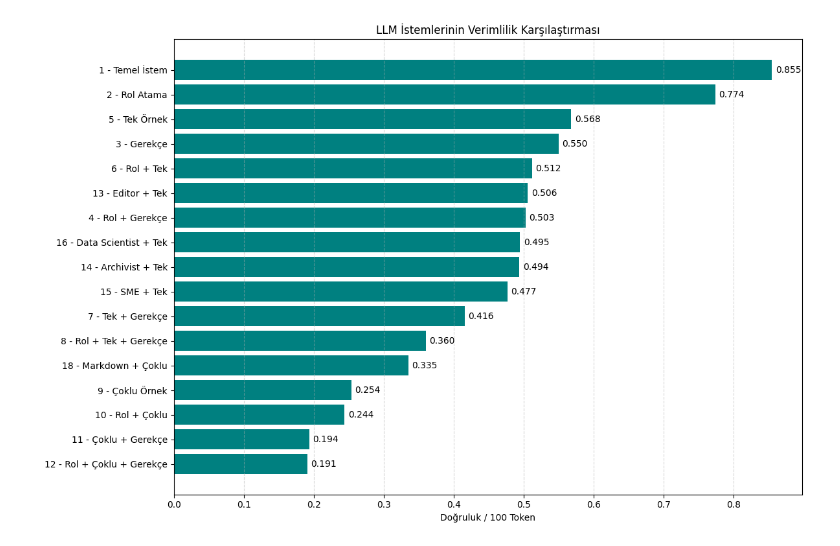
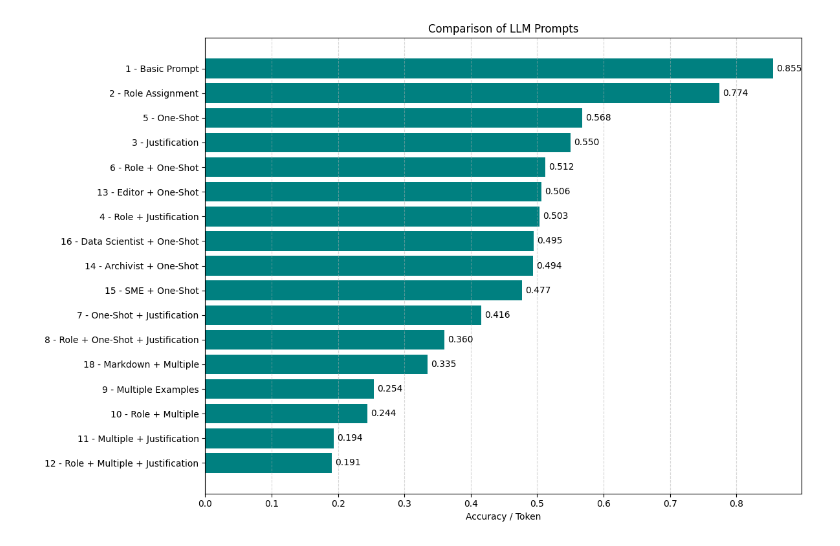
Before and after one commit to bahakarakaya/ag_news-TextClassification, a Jupyter notebook: bar.ipynb, the cells around one changed output. Saved outputs shown, nothing was run; the diff lists cells and outputs as text; code cells hidden in the pictures.

```diff
--- a/bar.ipynb
+++ b/bar.ipynb
@@ -1,48 +1,48 @@
 # %%
 import matplotlib.pyplot as plt
 
 
 tests = [
-    "1 - Temel İstem",
-    "2 - Rol Atama",
-    "5 - Tek Örnek",
-    "3 - Gerekçe",
-    "13 - Editor + Tek",
-    "6 - Rol + Tek",
-    "14 - Archivist + Tek",
-    "16 - Data Scientist + Tek",
-    "15 - SME + Tek",
-    "4 - Rol + Gerekçe",
-    "7 - Tek + Gerekçe",
-    "8 - Rol + Tek + Gerekçe",
-    "18 - Markdown + Çoklu",
-    "10 - Rol + Çoklu",
-    "9 - Çoklu Örnek",
-    "11 - Çoklu + Gerekçe",
-    "12 - Rol + Çoklu + Gerekçe"
+    "1 - Basic Prompt",
+    "2 - Role Assignment",
+    "5 - One-Shot",
+    "3 - Justification",
+    "13 - Editor + One-Shot",
+    "6 - Role + One-Shot",
+    "14 - Archivist + One-Shot",
+    "16 - Data Scientist + One-Shot",
+    "15 - SME + One-Shot",
+    "4 - Role + Justification",
+    "7 - One-Shot + Justification",
+    "8 - Role + One-Shot + Justification",
+    "18 - Markdown + Multiple",
+    "10 - Role + Multiple",
+    "9 - Multiple Examples",
+    "11 - Multiple + Justification",
+    "12 - Role + Multiple + Justification"
 ]
 
-verimlilik = [
+efficiency = [
     0.855, 0.774, 0.568, 0.550, 0.506, 0.512, 0.494, 0.495, 0.477,
     0.503, 0.416, 0.360, 0.335, 0.244, 0.254, 0.194, 0.191
 ]
 
-# Grafik boyutu ve sıralama
-tests_sorted, verimlilik_sorted = zip(*sorted(zip(tests, verimlilik), key=lambda x: x[1], reverse=True))
+# Sort by efficiency and set figure size
+tests_sorted, efficiency_sorted = zip(*sorted(zip(tests, efficiency), key=lambda x: x[1], reverse=True))
 
 plt.figure(figsize=(12, 8))
-bars = plt.barh(tests_sorted, verimlilik_sorted, color='teal')
-plt.xlabel("Doğruluk / 100 Token")
-plt.title("LLM İstemlerinin Verimlilik Karşılaştırması")
+bars = plt.barh(tests_sorted, efficiency_sorted, color='teal')
+plt.xlabel("Accuracy / Token")
+plt.title("Comparison of LLM Prompts")
 plt.gca().invert_yaxis()
 
-# Barların sonuna değer etiketleri
+# Add value labels at the end of the bars
 for bar in bars:
     width = bar.get_width()
     plt.text(width + 0.005, bar.get_y() + bar.get_height()/2, f"{width:.3f}", va='center')
 
 plt.tight_layout()
 plt.grid(axis='x', linestyle='--', alpha=0.5)
 plt.show()
 # %% [output]
-[figure, old version]
+[figure, new version]
```
Also changed, not shown: 3 other files.
